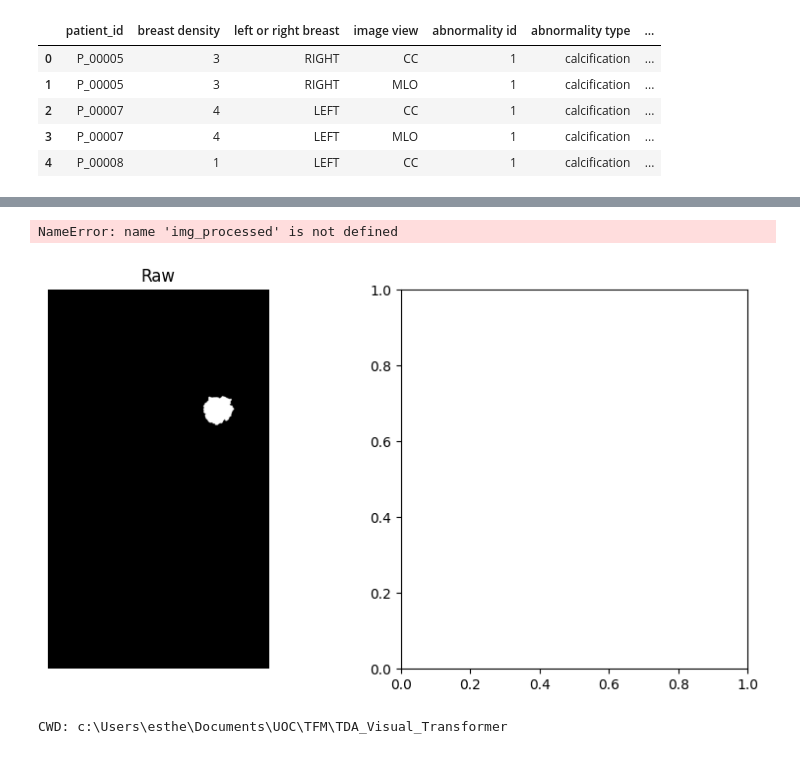
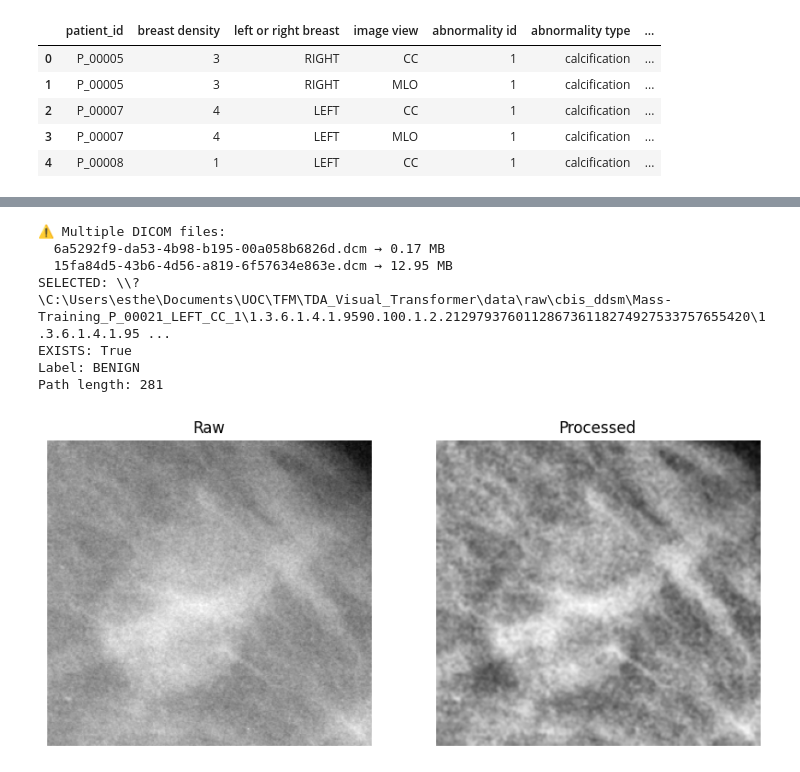
Before and after one commit to EstherRH00/TDA_Visual_Transformer, a Jupyter notebook: notebook.ipynb, the cells around one changed output, grey strips where cells are left out. Cells and saved outputs as stored; diff of their text form; code cells hidden in the pictures.

```diff
--- a/notebook.ipynb
+++ b/notebook.ipynb
@@ -111,28 +97,0 @@ def load_dicom(path):
-# %%
-import os
-
-BASE_PATH = r"C:\Users\esthe\Documents\UOC\TFM\TDA_Visual_Transformer\data\raw\cbis_ddsm"
-
-def resolve_dicom_path(rel_path):
-    # remove filename (000000.dcm)
-    folder = os.path.dirname(rel_path)
-
-    full_folder = os.path.join(BASE_PATH, folder)
-
-    if not os.path.exists(full_folder):
-        raise FileNotFoundError(f"Folder not found: {full_folder}")
-
-    # find all .dcm files inside
-    dcm_files = [f for f in os.listdir(full_folder) if f.endswith(".dcm")]
-
-    if len(dcm_files) == 0:
-        raise FileNotFoundError(f"No DICOM files in {full_folder}")
-
-    if len(dcm_files) > 1:
-        print(f"WARNING: Multiple DICOM files in {full_folder}")
-        print("Files:", dcm_files)
-
-    # return first one (consistent choice)
-    print("ESTHER", full_folder)
-    print("ESTHER", dcm_files)
-    return os.path.join(full_folder, dcm_files[0])
@@ -139,38 +249,39 @@ def resolve_dicom_path(rel_path):
 # %%
 import matplotlib.pyplot as plt
+from src.preprocessing.preprocess import preprocess
 
-row = mass_train_df.iloc[0]
+row = mass_train_df.iloc[10]
 
-#img_path = resolve_dicom_path(row["cropped image file path"])
-img_path = "data/raw/cbis_ddsm/AA.AAA/9587fd8e-e6d7-4de0-83c8-d945c6f5330c.dcm"
-img_path = "data/raw/cbis_ddsm/Mass-Test_P_01651_RIGHT_CC_1/1.3.6.1.4.1.9590.100.1.2.161262229512414337319591082770840486933/1.3.6.1.4.1.9590.100.1.2.67715339312605506308562264821749036911/64c94beb-9e4f-431b-ab49-9b565d18c13f.dcm"
-img_path = "data/raw/cbis_ddsm/Mass-Test_P_01651_RIGHT_CC_1/1.3.6.1.4.1.9590.100.1.2.161262229512414337319591082770840486932/1.3.6.1.4.1.9590.100.1.2.677/64c94beb-9e4f-431b-ab49-9b565d18c13f.dcm"
+rel_path = row["cropped image file path"]
 
+img_path = resolve_dicom_path(rel_path)
 img_raw = load_dicom(img_path)
-label = row["pathology"]  # BENIGN / MALIGNANT
+img_processed = preprocess(img_raw)
 
-img_raw = load_dicom(img_path)
-#img_processed = preprocess(img_raw)
+label = row["pathology"]
+
+print("Label:", label)
+print("Path length:", len(img_path))
 
 plt.figure(figsize=(10,5))
 
 plt.subplot(1,2,1)
 plt.imshow(img_raw, cmap="gray")
 plt.title("Raw")
 plt.axis("off")
 
 plt.subplot(1,2,2)
 plt.imshow(img_processed, cmap="gray")
 plt.title("Processed")
 plt.axis("off")
 
 plt.show()
 # %% [output]
-NameError: name 'img_processed' is not defined
+⚠️ Multiple DICOM files:
+  6a5292f9-da53-4b98-b195-00a058b6826d.dcm → 0.17 MB
+  15fa84d5-43b6-4d56-a819-6f57634e863e.dcm → 12.95 MB
+SELECTED: \\?\C:\Users\esthe\Documents\UOC\TFM\TDA_Visual_Transformer\data\raw\cbis_ddsm\Mass-Training_P_00021_LEFT_CC_1\1.3.6.1.4.1.9590.100.1.2.212979376011286736118274927533757655420\1.3.6.1.4.1.95 ...
+EXISTS: True
+Label: BENIGN
+Path length: 281
-[figure, old version]
+[figure, new version]
-# %%
-import os
-
-print("CWD:", os.getcwd())
-# %% [output]
-CWD: c:\Users\esthe\Documents\UOC\TFM\TDA_Visual_Transformer
```
Also changed, not shown: parts of 19 cells of this notebook, 3 other files.
